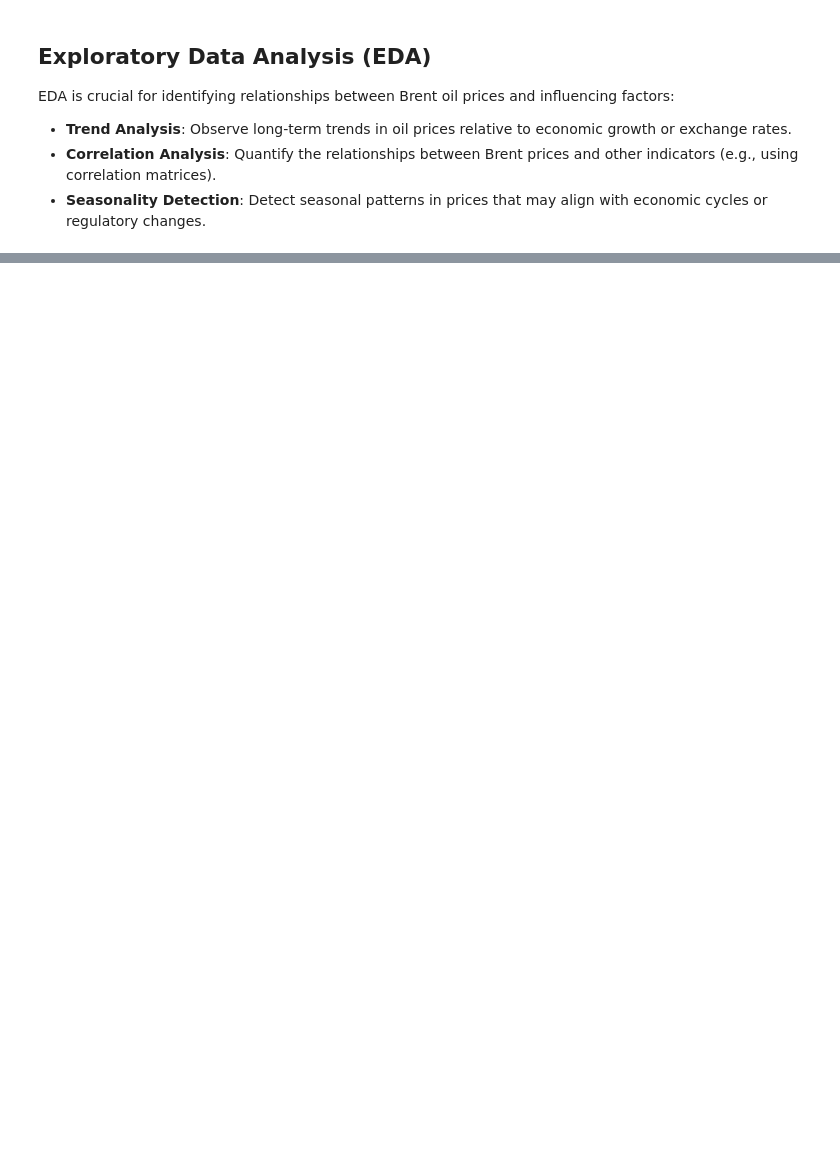
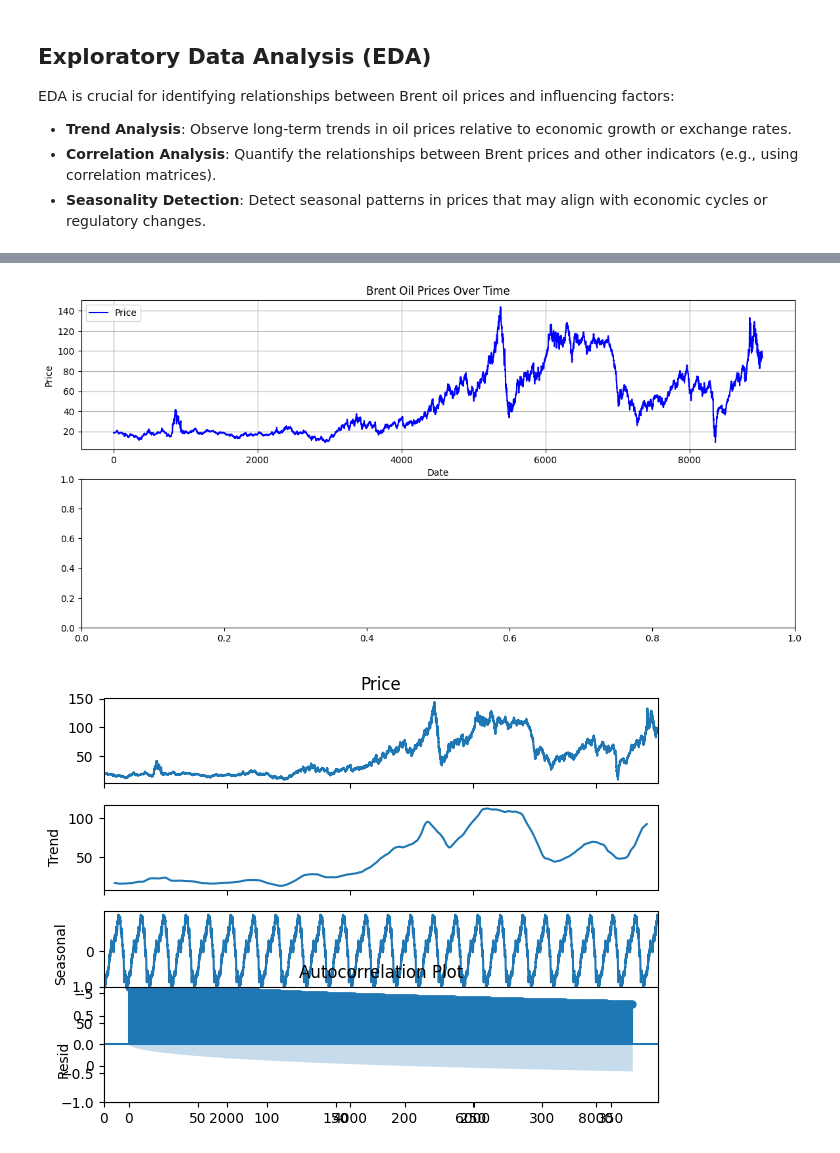
Before and after one commit to yerosan/Oil_Analysis_Project, a Jupyter notebook: notebooks/Perprocessing.ipynb, the cells around one changed output, grey strips where cells are left out. Cells and saved outputs as stored; diff of their text form; code cells hidden in the pictures; blank space fills up the shorter version.

```diff
--- a/notebooks/Perprocessing.ipynb
+++ b/notebooks/Perprocessing.ipynb
@@ -30,0 +128,5 @@ Feature engineering complete.
+# %%
+timeSeries.visualize_time_series(dataPreparing)
+# %% [output]
+[figure, added]
+[figure, added]
```
Also changed, not shown: parts of 13 cells of this notebook, 4 other files.
